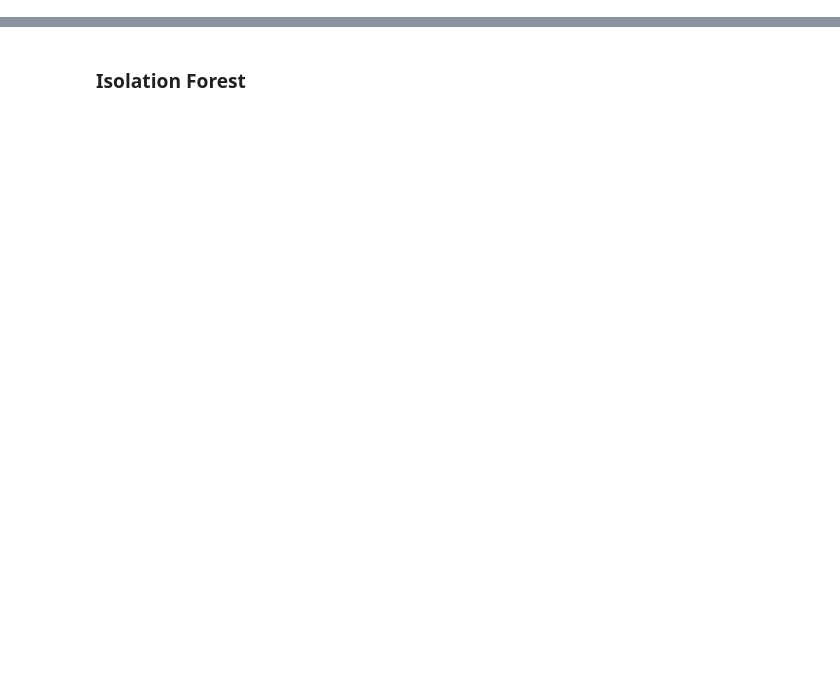
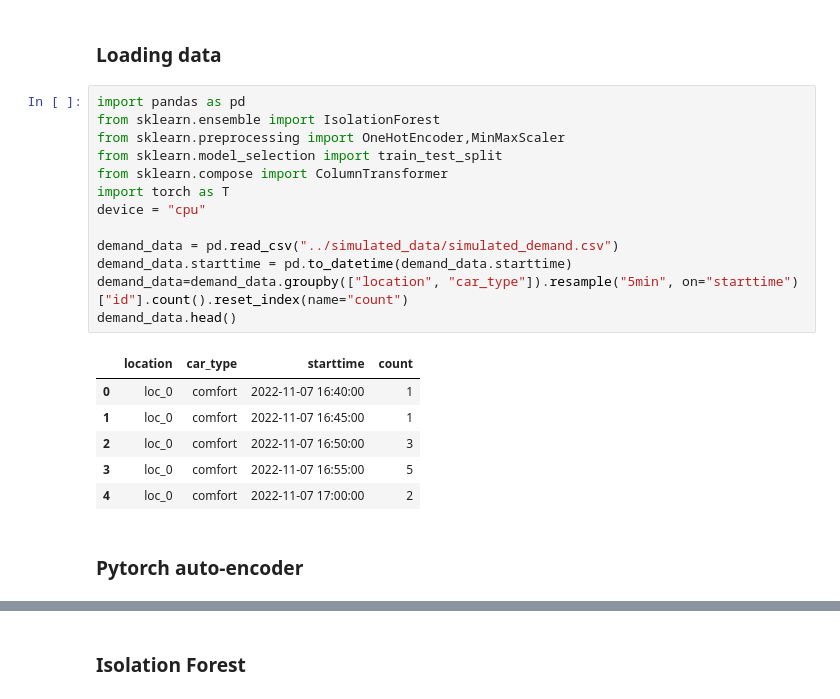
Before and after one commit to Azure/develop-streaming-analytics, a Jupyter notebook: common/ml/training.ipynb, the cells around one changed output, grey strips where cells are left out. Drawn from its saved outputs; the diff is of its cells as text; blank space fills up the shorter version.

Commit message:
add pytorch

```diff
--- a/common/ml/training.ipynb
+++ b/common/ml/training.ipynb
@@ -0,0 +1,24 @@
+# %% [markdown]
+### Loading data
+# %%
+import pandas as pd
+from sklearn.ensemble import IsolationForest
+from sklearn.preprocessing import OneHotEncoder,MinMaxScaler
+from sklearn.model_selection import train_test_split
+from sklearn.compose import ColumnTransformer
+import torch as T
+device = "cpu"
+
+demand_data = pd.read_csv("../simulated_data/simulated_demand.csv")
+demand_data.starttime = pd.to_datetime(demand_data.starttime)
+demand_data=demand_data.groupby(["location", "car_type"]).resample("5min", on="starttime")["id"].count().reset_index(name="count")
+demand_data.head()
+# %% [output]
+|  | location | car_type | starttime | count |
+| 0 | loc_0 | comfort | 2022-11-07 16:40:00 | 1 |
+| 1 | loc_0 | comfort | 2022-11-07 16:45:00 | 1 |
+| 2 | loc_0 | comfort | 2022-11-07 16:50:00 | 3 |
+| 3 | loc_0 | comfort | 2022-11-07 16:55:00 | 5 |
+| 4 | loc_0 | comfort | 2022-11-07 17:00:00 | 2 |
+# %% [markdown]
+### Pytorch auto-encoder
```
Also changed, not shown: parts of 14 cells of this notebook, 17 other files.
